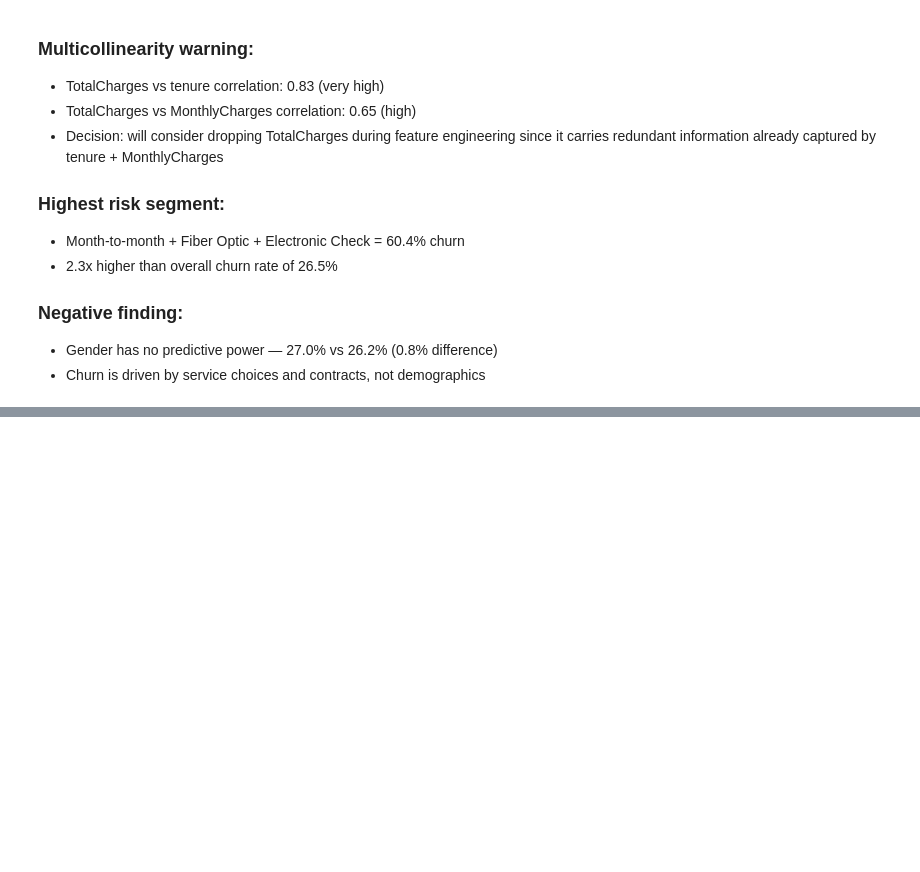
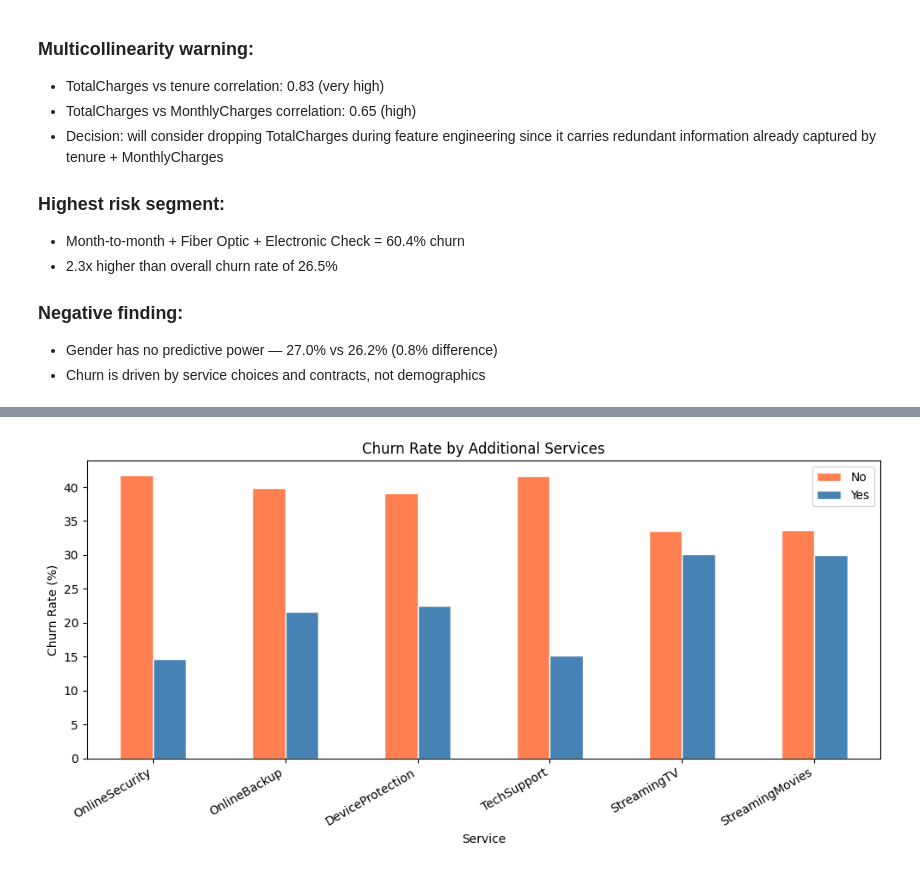
Before and after one commit to Integenpiyush/churn-prediction-catboost, a Jupyter notebook: notebooks/01_eda.ipynb, the cells around one changed output, grey strips where cells are left out. Saved outputs shown, nothing was run; the diff lists cells and outputs as text; code cells hidden in the pictures; blank space fills up the shorter version.

```diff
--- a/notebooks/01_eda.ipynb
+++ b/notebooks/01_eda.ipynb
@@ -506,0 +569,13 @@ Name: Churn, dtype: float64
+# %%
+# Which additional services reduce churn?
+services = ['OnlineSecurity', 'OnlineBackup', 'DeviceProtection',
+            'TechSupport', 'StreamingTV', 'StreamingMovies']
+churn_by_service = {}
+for service in services:
+  # Only Yes/No, exclude 'No internet service'
+  temp = df[df[service]!='No internet service']
+  churn_by_service[service] = temp.groupby(service)['Churn'].mean().round(3)*100
+
+service_df = pd.DataFrame(churn_by_service).T
+print("Churn rate by additional service (Yes vs No):")
+print(service_df)
@@ -506,0 +591,13 @@ Name: Churn, dtype: float64
+# %%
+fig, ax = plt.subplots(figsize=(10, 5))
+service_df.plot(kind='bar',ax=ax,color=['coral','steelblue'],edgecolor='white')
+plt.title('Churn Rate by Additional Services')
+plt.ylabel('Churn Rate (%)')
+plt.xlabel('Service')
+plt.xticks(rotation=30, ha='right')
+plt.legend(['No', 'Yes'])
+plt.tight_layout()
+plt.savefig('services_churn.png', dpi=150, bbox_inches='tight')
+plt.show()
+# %% [output]
+[figure, added]
```
Also changed, not shown: parts of 9 cells of this notebook.
